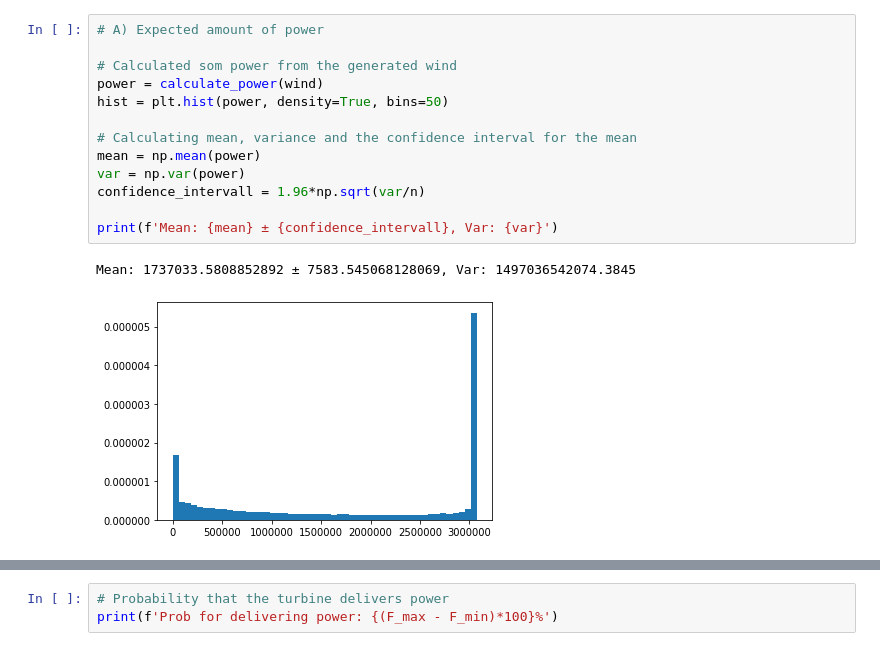
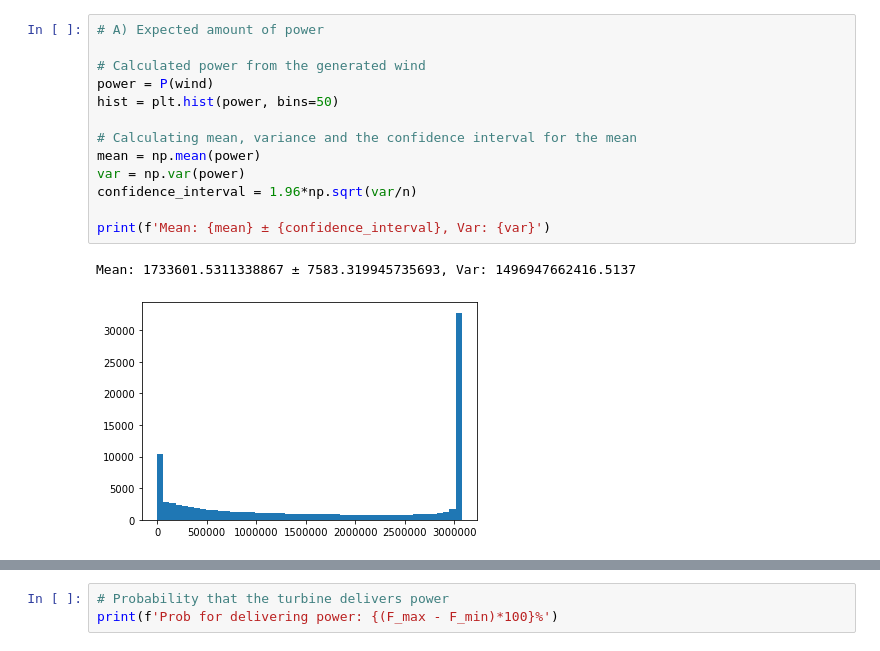
Before and after one commit to sleipner42/LP32020, a Jupyter notebook: monte-carlo/HA 1/Lab 1 Jupyter Notebook.ipynb, the cells around one changed output, grey strips where cells are left out. Drawn from its saved outputs; the diff is of its cells as text.

```diff
--- a/monte-carlo/HA 1/Lab 1 Jupyter Notebook.ipynb
+++ b/monte-carlo/HA 1/Lab 1 Jupyter Notebook.ipynb
@@ -30,19 +47,19 @@ _ = plt.hist(wind, bins=100, density=True)
 # %%
 # A) Expected amount of power
 
-# Calculated som power from the generated wind
-power = calculate_power(wind)
-hist = plt.hist(power, density=True, bins=50)
+# Calculated power from the generated wind
+power = P(wind)
+hist = plt.hist(power, bins=50)
 
 # Calculating mean, variance and the confidence interval for the mean
 mean = np.mean(power)
 var = np.var(power)
-confidence_intervall = 1.96*np.sqrt(var/n)
+confidence_interval = 1.96*np.sqrt(var/n)
 
-print(f'Mean: {mean} ± {confidence_intervall}, Var: {var}')
+print(f'Mean: {mean} ± {confidence_interval}, Var: {var}')
 # %% [output]
-Mean: 1737033.5808852892 ± 7583.545068128069, Var: 1497036542074.3845
+Mean: 1733601.5311338867 ± 7583.319945735693, Var: 1496947662416.5137
-[figure, old version]
+[figure, new version]
 # %%
 # A) Expected amount of power, truncated version
 
```
Also changed, not shown: parts of 12 cells of this notebook, 1 other file.
